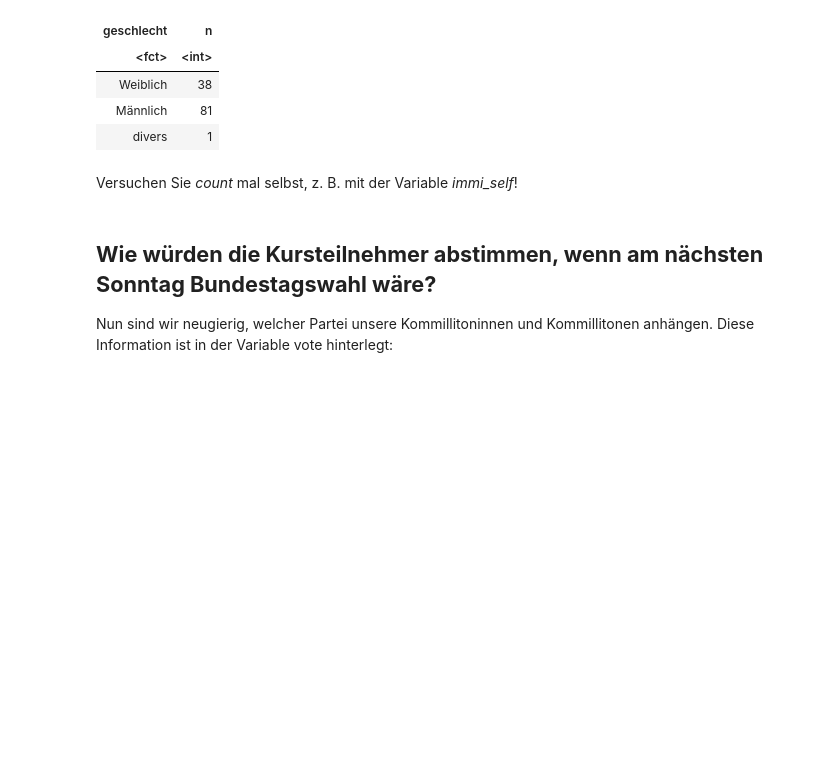
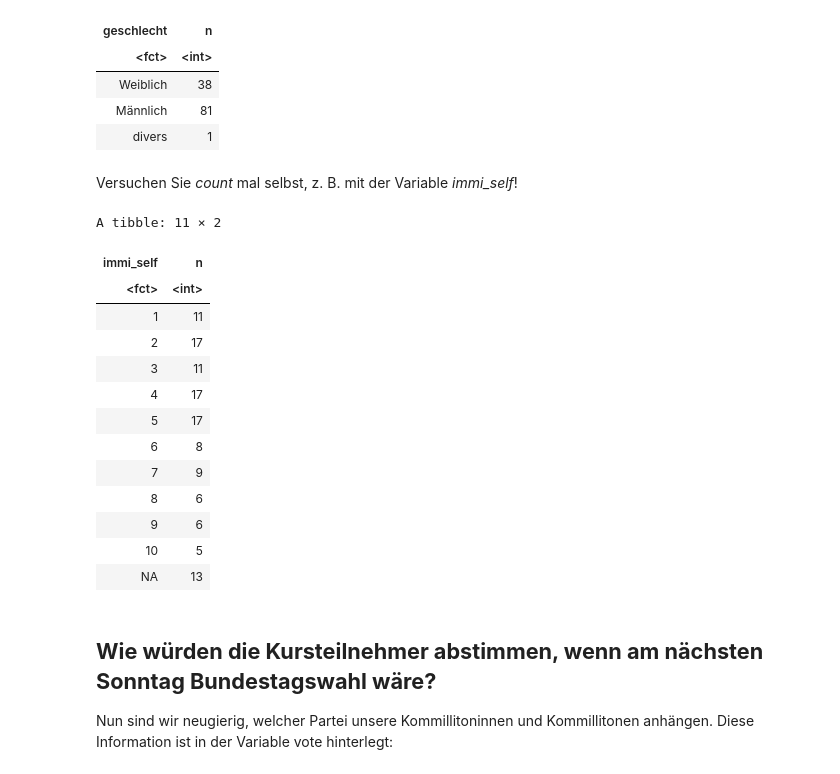
Before and after one commit to cstecker/politicsRLab, a Jupyter notebook: In welcher Blase bin ich denn hier gelandet?.ipynb, the cells around one changed output. Cells and saved outputs as stored; diff of their text form; code cells hidden in the pictures; blank space fills up the shorter version.

```diff
--- a/In welcher Blase bin ich denn hier gelandet?.ipynb
+++ b/In welcher Blase bin ich denn hier gelandet?.ipynb
@@ -85,6 +95,22 @@ A tibble: 3 × 2
 Versuchen Sie *count* mal selbst, z. B. mit der Variable *immi_self*!
 # %%
 # Hier könnte/sollte ihr Code stehen
+survey %>% count(immi_self)
+# %% [output]
+A tibble: 11 × 2
+| immi_self | n |
+| <fct> | <int> |
+| 1 | 11 |
+| 2 | 17 |
+| 3 | 11 |
+| 4 | 17 |
+| 5 | 17 |
+| 6 | 8 |
+| 7 | 9 |
+| 8 | 6 |
+| 9 | 6 |
+| 10 | 5 |
+| NA | 13 |
 # %% [markdown]
 ## **Wie würden die Kursteilnehmer abstimmen, wenn am nächsten Sonntag Bundestagswahl wäre?**
 
```
Also changed, not shown: parts of 12 cells of this notebook.
